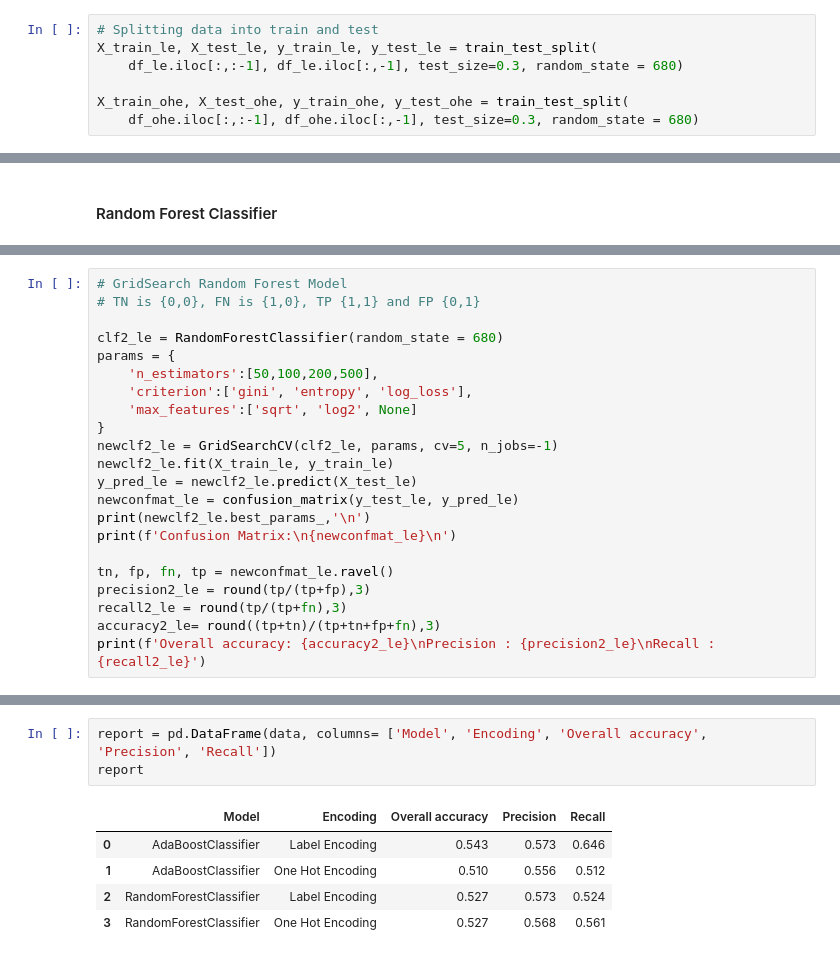
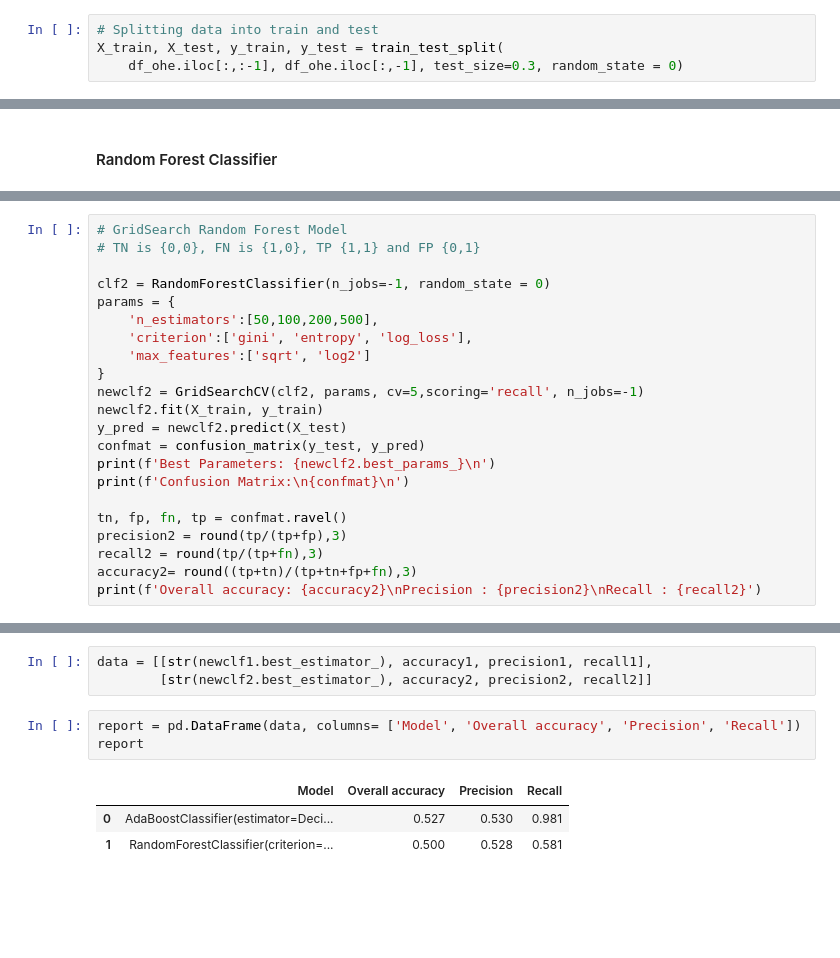
Before and after one commit to waitasecant/CMI-HW, a Jupyter notebook: DMML/Assignment 1/task1.ipynb, the cells around one changed output, grey strips where cells are left out. Cells and saved outputs as stored; diff of their text form; blank space fills up the shorter version.

```diff
--- a/DMML/Assignment 1/task1.ipynb
+++ b/DMML/Assignment 1/task1.ipynb
@@ -81,10 +66,7 @@ df_ohe.head()
 | 4 | 0.0 | 0.0 | 1.0 | 0.0 | 0.0 | ... |
 # %%
 # Splitting data into train and test
-X_train_le, X_test_le, y_train_le, y_test_le = train_test_split(
-    df_le.iloc[:,:-1], df_le.iloc[:,-1], test_size=0.3, random_state = 680)
-
-X_train_ohe, X_test_ohe, y_train_ohe, y_test_ohe = train_test_split(
-    df_ohe.iloc[:,:-1], df_ohe.iloc[:,-1], test_size=0.3, random_state = 680)
+X_train, X_test, y_train, y_test = train_test_split(
+    df_ohe.iloc[:,:-1], df_ohe.iloc[:,-1], test_size=0.3, random_state = 0)
 # %% [markdown]
 #### Ada Boost Classifier
@@ -172,22 +110,22 @@ Recall : 0.512
 # GridSearch Random Forest Model
 # TN is {0,0}, FN is {1,0}, TP {1,1} and FP {0,1}
 
-clf2_le = RandomForestClassifier(random_state = 680)
+clf2 = RandomForestClassifier(n_jobs=-1, random_state = 0)
 params = {
     'n_estimators':[50,100,200,500],
     'criterion':['gini', 'entropy', 'log_loss'],
-    'max_features':['sqrt', 'log2', None]
+    'max_features':['sqrt', 'log2']
 }
-newclf2_le = GridSearchCV(clf2_le, params, cv=5, n_jobs=-1)
-newclf2_le.fit(X_train_le, y_train_le)
-y_pred_le = newclf2_le.predict(X_test_le)
-newconfmat_le = confusion_matrix(y_test_le, y_pred_le)
-print(newclf2_le.best_params_,'\n')
-print(f'Confusion Matrix:\n{newconfmat_le}\n')
+newclf2 = GridSearchCV(clf2, params, cv=5,scoring='recall', n_jobs=-1)
+newclf2.fit(X_train, y_train)
+y_pred = newclf2.predict(X_test)
+confmat = confusion_matrix(y_test, y_pred)
+print(f'Best Parameters: {newclf2.best_params_}\n')
+print(f'Confusion Matrix:\n{confmat}\n')
 
-tn, fp, fn, tp = newconfmat_le.ravel()
-precision2_le = round(tp/(tp+fp),3)
-recall2_le = round(tp/(tp+fn),3)
-accuracy2_le= round((tp+tn)/(tp+tn+fp+fn),3)
-print(f'Overall accuracy: {accuracy2_le}\nPrecision : {precision2_le}\nRecall : {recall2_le}')
+tn, fp, fn, tp = confmat.ravel()
+precision2 = round(tp/(tp+fp),3)
+recall2 = round(tp/(tp+fn),3)
+accuracy2= round((tp+tn)/(tp+tn+fp+fn),3)
+print(f'Overall accuracy: {accuracy2}\nPrecision : {precision2}\nRecall : {recall2}')
 # %% [output]
@@ -242,9 +141,10 @@ data = [['AdaBoostClassifier', 'Label Encoding', accuracy1_le, precision1_le, re
+# %%
+data = [[str(newclf1.best_estimator_), accuracy1, precision1, recall1],
+        [str(newclf2.best_estimator_), accuracy2, precision2, recall2]]
 # %%
-report = pd.DataFrame(data, columns= ['Model', 'Encoding', 'Overall accuracy', 'Precision', 'Recall'])
+report = pd.DataFrame(data, columns= ['Model', 'Overall accuracy', 'Precision', 'Recall'])
 report
 # %% [output]
-|  | Model | Encoding | Overall accuracy | Precision | Recall |
-| 0 | AdaBoostClassifier | Label Encoding | 0.543 | 0.573 | 0.646 |
-| 1 | AdaBoostClassifier | One Hot Encoding | 0.510 | 0.556 | 0.512 |
-| 2 | RandomForestClassifier | Label Encoding | 0.527 | 0.573 | 0.524 |
-| 3 | RandomForestClassifier | One Hot Encoding | 0.527 | 0.568 | 0.561 |
+|  | Model | Overall accuracy | Precision | Recall |
+| 0 | AdaBoostClassifier(estimator=Deci... | 0.527 | 0.530 | 0.981 |
+| 1 | RandomForestClassifier(criterion=... | 0.500 | 0.528 | 0.581 |
```
Also changed, not shown: parts of 11 cells of this notebook, 2 other files.
